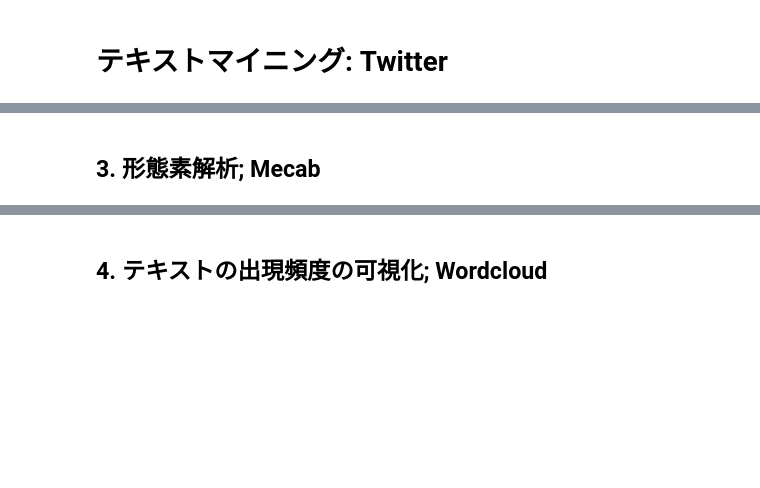
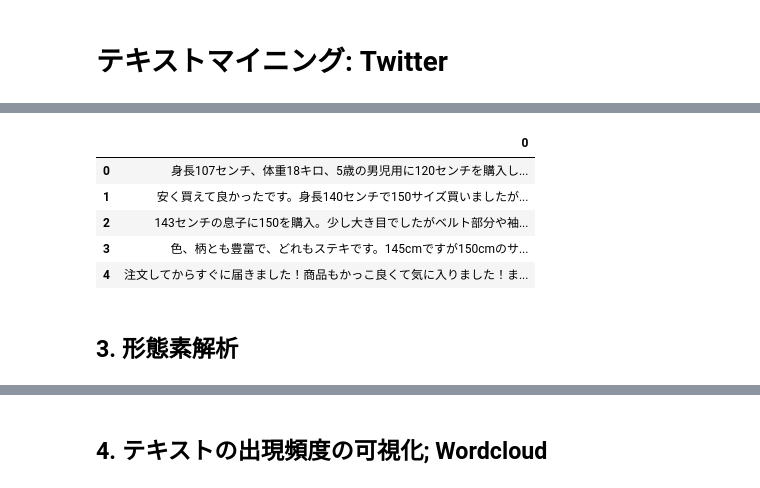
Before and after one commit to TomoyaOzawa-DA/Datact, a Jupyter notebook: TextMining/TextMining.ipynb, the cells around one changed output, grey strips where cells are left out. Saved outputs shown, nothing was run; the diff lists cells and outputs as text; code cells hidden in the pictures; blank space fills up the shorter version.

```diff
--- a/TextMining/TextMining.ipynb
+++ b/TextMining/TextMining.ipynb
@@ -16,2 +49,12 @@
+# %%
+df_high[0] = df_high[0].str.replace('\n', '')
+df_high.head()
+# %% [output]
+|  | 0 |
+| 0 | 身長107センチ、体重18キロ、5歳の男児用に120センチを購入し... |
+| 1 | 安く買えて良かったです。身長140センチで150サイズ買いましたが... |
+| 2 | 143センチの息子に150を購入。少し大き目でしたがベルト部分や袖... |
+| 3 | 色、柄とも豊富で、どれもステキです。145cmですが150cmのサ... |
+| 4 | 注文してからすぐに届きました！商品もかっこ良くて気に入りました！ま... |
 # %% [markdown]
-## 3. 形態素解析; Mecab<a class="anchor" id="second-bullet"></a>
+## 3. 形態素解析<a class="anchor" id="second-bullet"></a>
```
Also changed, not shown: parts of 27 cells of this notebook, 3 other files.
